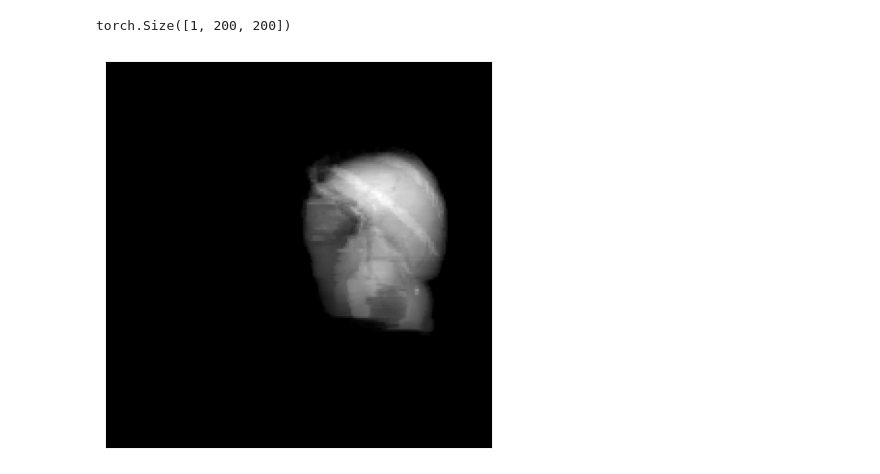
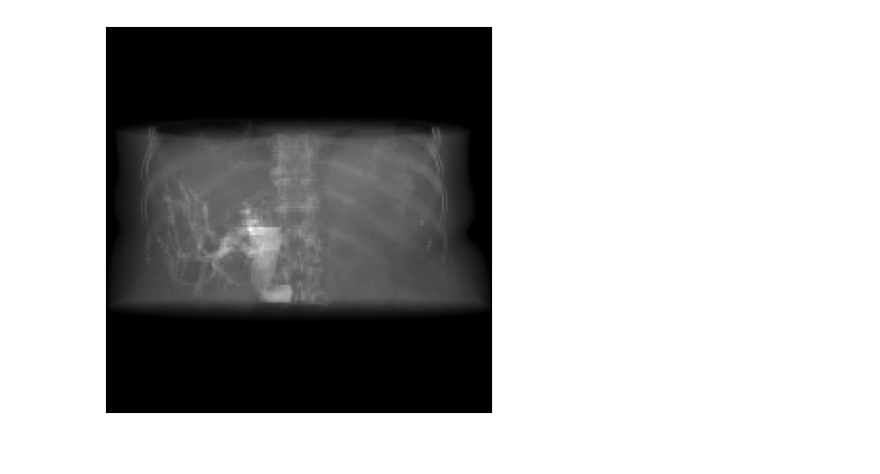
Before and after one commit to LucianoDeben/5ARIP10-ITP-T3G3, a Jupyter notebook: notebooks/diffdrr.ipynb, the cells around one changed output. Drawn from its saved outputs; the diff is of its cells as text; code cells hidden in the pictures.

```diff
--- a/notebooks/diffdrr.ipynb
+++ b/notebooks/diffdrr.ipynb
@@ -59,11 +81,11 @@ print(image.dtype, seg.dtype)
 # %%
-# labels = ["Liver", "Mass", "Portal vein", "Abdominal aorta", "Background"]
+labels = [0, 1, 2, 3, 4]
 
 # structures = ["Liver", "Mass", "Portal vein", "Abdominal aorta", "Background"]
 # labels = subject.structures.query(f"group in {structures}")["id"].tolist()
 
 # Read in CT volume and label map
-subject = read(tensor=image[0], label_tensor=seg[0], orientation="AP", bone_attenuation_multiplier=5)
+subject = read(tensor=image[0], label_tensor=seg[0], labels=labels, orientation="AP", bone_attenuation_multiplier=5)
 # %%
 subject_path = read(
     filename=train_dl[0]["image"],
@@ -96,12 +130,14 @@ drr = DRR(
 # %%
 # Set the camera pose with rotations (yaw, pitch, roll) and translations (x, y, z)
 rotations = torch.tensor([[0.0, 0.0, 0.0]], device=device)
 translations = torch.tensor([[0.0, 850.0, 0.0]], device=device)
-img = drr(rotations, translations, parameterization="euler_angles", convention="ZXY", mask_to_channels = True)
-print(img[:, 0, :, :].shape)
-plot_drr(img[:, 0, :,:].unsqueeze(dim=1), ticks=False)
+pose = convert(
+    rotations, translations, parameterization="euler_angles", convention="ZXY"
+)
+img = drr(pose, mask_to_channels = True)
+im = img.sum(dim=1, keepdim=True)
+plot_drr(im, ticks=False)
 plt.show()
 # %% [output]
-torch.Size([1, 200, 200])
-[figure, old version]
+[figure, new version]
 # %%
```
Also changed, not shown: parts of 11 cells of this notebook.
